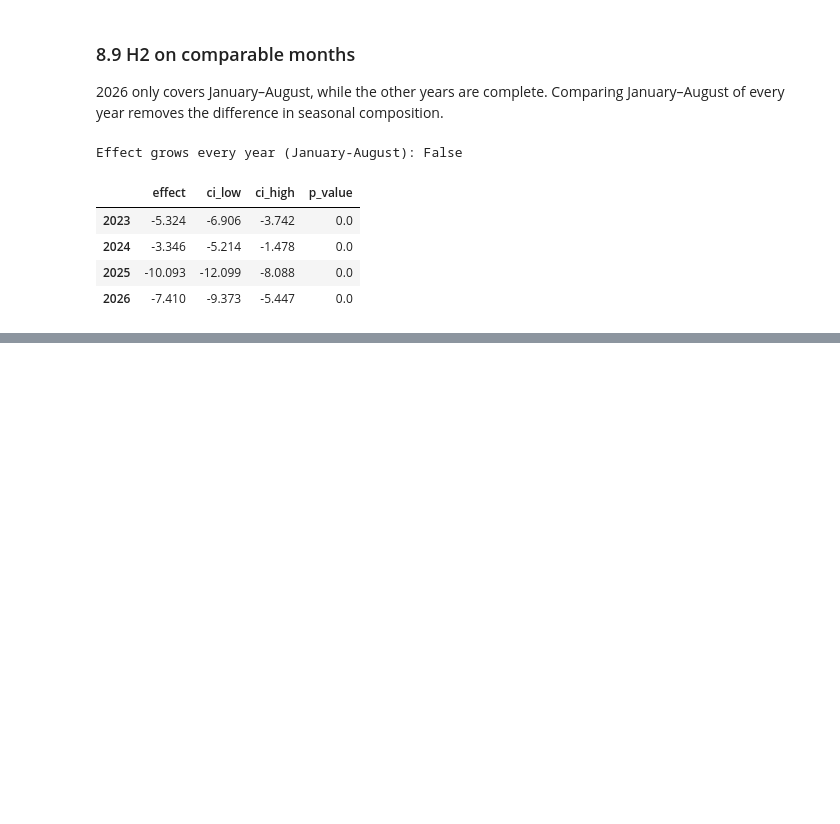
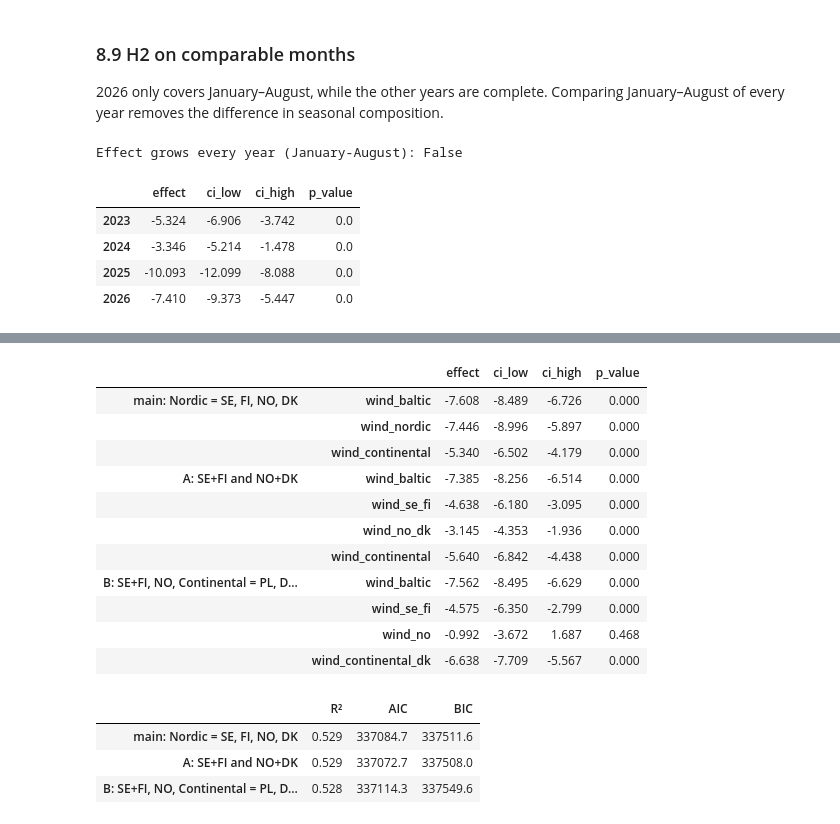
Before and after one commit to MangirdasMikalkenas/Weather_as_a_price_driver_-_Lithuanian_day-ahead_power_prices-_2023-2026, a Jupyter notebook: notebooks/01_price_drivers.ipynb, the cells around one changed output, grey strips where cells are left out. Drawn from its saved outputs; the diff is of its cells as text; code cells hidden in the pictures; blank space fills up the shorter version.

```diff
--- a/notebooks/01_price_drivers.ipynb
+++ b/notebooks/01_price_drivers.ipynb
@@ -207,0 +231,11 @@ R² = 0.529, hours = 31,958
+# %%
+drivers = ["wind_baltic", "wind_nordic", "wind_continental", "solar_rad", "load_fc_gw", "gas", "hydro_twh"]
+rows = {}
+for v in drivers:
+    others = " + ".join(x for x in drivers if x != v)
+    sd_after = smf.ols(f"{v} ~ {others} + {FE}", data=d).fit().resid.std()
+    rows[v] = {"raw SD": d[v].std(), "SD after controls": sd_after,
+               "effect per raw SD (€/MWh)": m_full.params[v] * d[v].std(),
+               "effect per SD after controls (€/MWh)": m_full.params[v] * sd_after}
+typical = pd.DataFrame(rows).T
+typical.round(2)
@@ -490,0 +546,32 @@ Effect grows every year (January-August): False
+# %%
+variants = {
+    "main: Nordic = SE, FI, NO, DK": "wind_nordic + wind_continental",
+    "A: SE+FI and NO+DK": "wind_se_fi + wind_no_dk + wind_continental",
+    "B: SE+FI, NO, Continental = PL, DE, DK": "wind_se_fi + wind_no + wind_continental_dk",
+}
+split_models = {name: smf.ols(f"price ~ wind_baltic + {rhs} + {CONTROLS}", data=d).fit(**HAC)
+                for name, rhs in variants.items()}
+split = pd.DataFrame({(name, v): effect(m, v, 10)
+                      for name, m in split_models.items()
+                      for v in m.params.index if v.startswith("wind_")}).T
+split_fit = pd.DataFrame({name: {"R²": m.rsquared, "AIC": m.aic, "BIC": m.bic}
+                          for name, m in split_models.items()}).T
+display(split.round(3))
+split_fit.round({"R²": 3, "AIC": 1, "BIC": 1})
+# %% [output]
+|  |  | effect | ci_low | ci_high | p_value |
+| main: Nordic = SE, FI, NO, DK | wind_baltic | -7.608 | -8.489 | -6.726 | 0.000 |
+|  | wind_nordic | -7.446 | -8.996 | -5.897 | 0.000 |
+|  | wind_continental | -5.340 | -6.502 | -4.179 | 0.000 |
+| A: SE+FI and NO+DK | wind_baltic | -7.385 | -8.256 | -6.514 | 0.000 |
+|  | wind_se_fi | -4.638 | -6.180 | -3.095 | 0.000 |
+|  | wind_no_dk | -3.145 | -4.353 | -1.936 | 0.000 |
+|  | wind_continental | -5.640 | -6.842 | -4.438 | 0.000 |
+| B: SE+FI, NO, Continental = PL, D... | wind_baltic | -7.562 | -8.495 | -6.629 | 0.000 |
+|  | wind_se_fi | -4.575 | -6.350 | -2.799 | 0.000 |
+|  | wind_no | -0.992 | -3.672 | 1.687 | 0.468 |
+|  | wind_continental_dk | -6.638 | -7.709 | -5.567 | 0.000 |
+|  | R² | AIC | BIC |
+| main: Nordic = SE, FI, NO, DK | 0.529 | 337084.7 | 337511.6 |
+| A: SE+FI and NO+DK | 0.529 | 337072.7 | 337508.0 |
+| B: SE+FI, NO, Continental = PL, D... | 0.528 | 337114.3 | 337549.6 |
```
Also changed, not shown: parts of 21 cells of this notebook, 4 other files.
